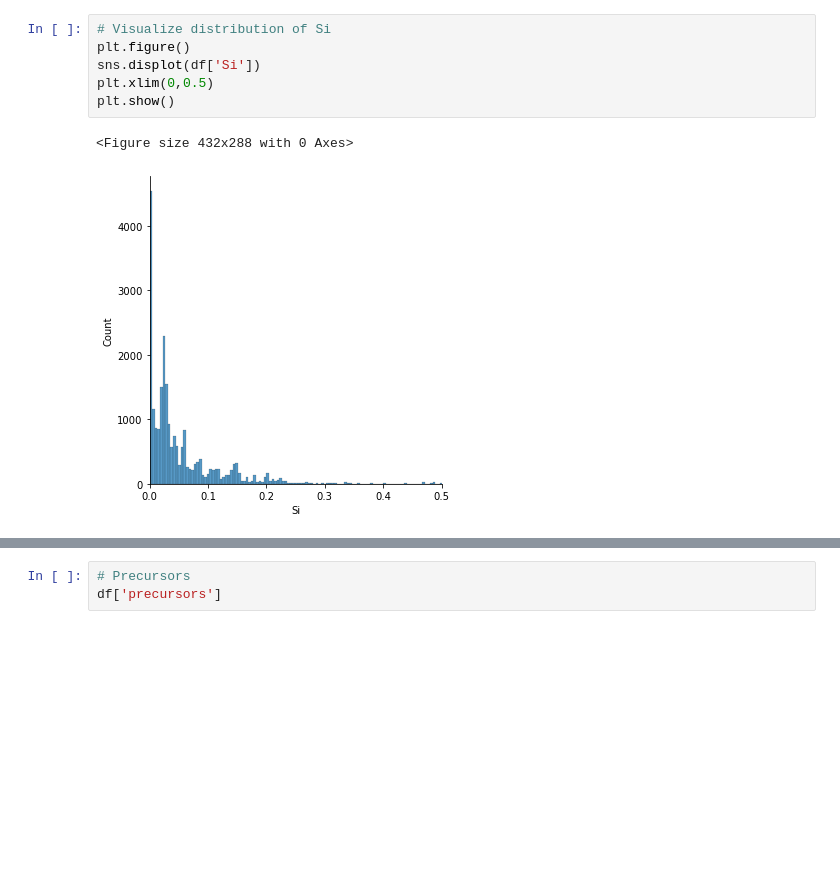
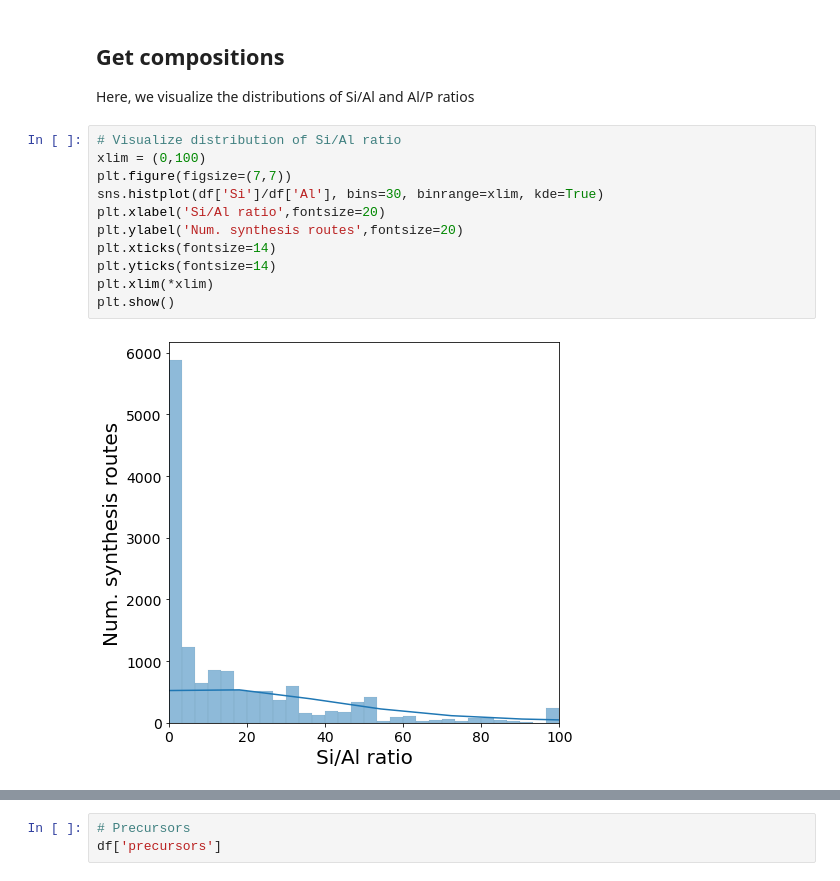
Before and after one commit to eltonpan/zeosyn_dataset, a Jupyter notebook: demo.ipynb, the cells around one changed output, grey strips where cells are left out. Saved outputs shown, nothing was run; the diff lists cells and outputs as text; blank space fills up the shorter version.

Commit message:
updated demo notebook with figures

```diff
--- a/demo.ipynb
+++ b/demo.ipynb
@@ -21,14 +40,21 @@ df
 | 23959 | 0.990099 | 0.009901 | 0.0 | 0.0 | 0.000000 | 0.000000 | 0.0 | 0.0 | 0.0 | 0.0 | ... | ... |
 | 23960 | 0.996678 | 0.003322 | 0.0 | 0.0 | 0.000000 | 0.000000 | 0.0 | 0.0 | 0.0 | 0.0 | ... | ... |
 23961 rows × 99 columns
+# %% [markdown]
+## Get compositions
+Here, we visualize the distributions of Si/Al and Al/P ratios
 # %%
-# Visualize distribution of Si
-plt.figure()
-sns.displot(df['Si'])
-plt.xlim(0,0.5)
+# Visualize distribution of Si/Al ratio
+xlim = (0,100)
+plt.figure(figsize=(7,7))
+sns.histplot(df['Si']/df['Al'], bins=30, binrange=xlim, kde=True)
+plt.xlabel('Si/Al ratio',fontsize=20)
+plt.ylabel('Num. synthesis routes',fontsize=20)
+plt.xticks(fontsize=14)
+plt.yticks(fontsize=14)
+plt.xlim(*xlim)
 plt.show()
 # %% [output]
-<Figure size 432x288 with 0 Axes>
-[figure, old version]
+[figure, new version]
 # %%
 # Visualize distribution of crystallization temperature
```
Also changed, not shown: parts of 24 cells of this notebook, 4 other files.
